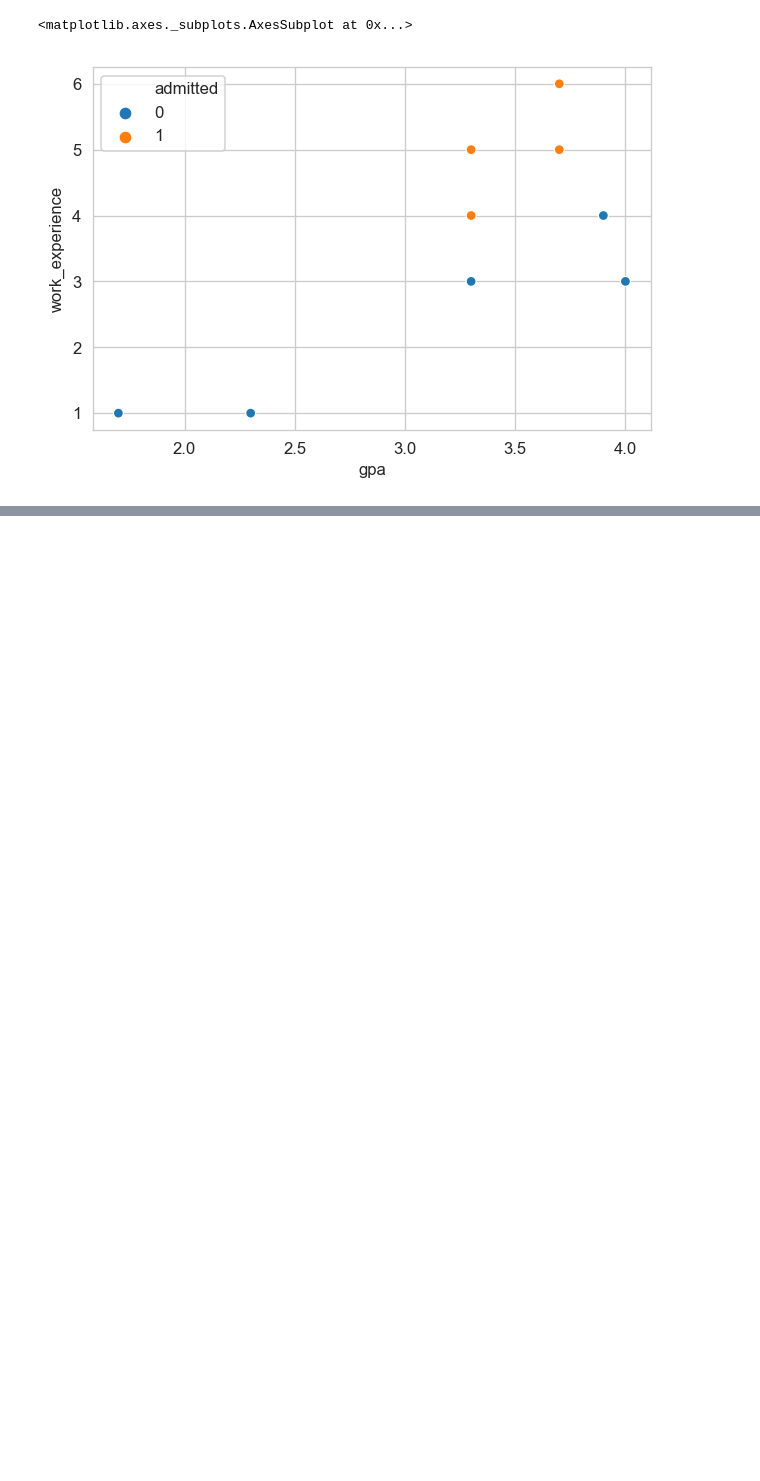
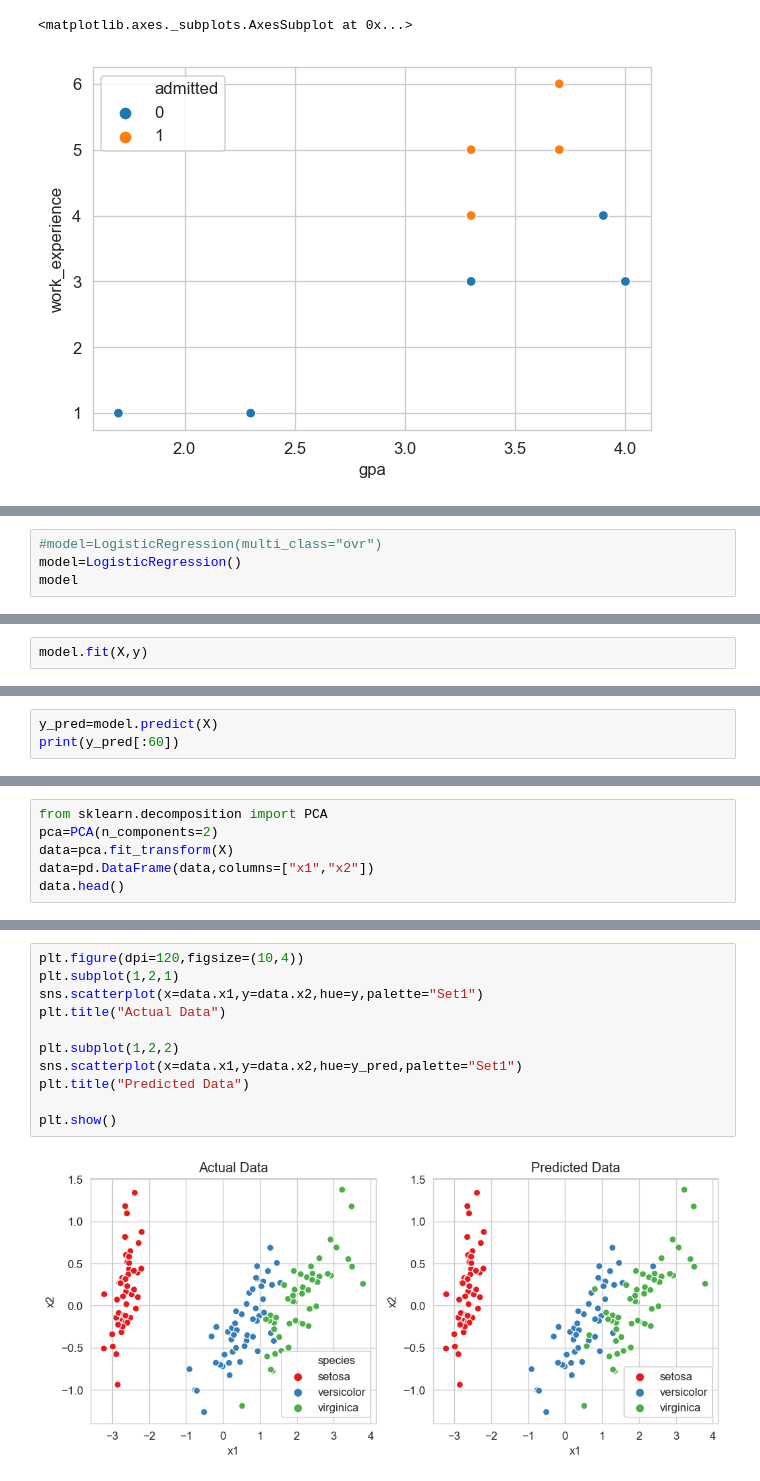
Before and after one commit to BharathC15/NielitChennai, a Jupyter notebook: python/MachineLearning/basicLogisticRegression.ipynb, the cells around one changed output, grey strips where cells are left out. Cells and saved outputs as stored; diff of their text form; blank space fills up the shorter version.

```diff
--- a/python/MachineLearning/basicLogisticRegression.ipynb
+++ b/python/MachineLearning/basicLogisticRegression.ipynb
@@ -84,0 +119,4 @@ plt.show()
+# %%
+#model=LogisticRegression(multi_class="ovr")
+model=LogisticRegression()
+model
@@ -84,0 +128,2 @@ plt.show()
+# %%
+model.fit(X,y)
@@ -84,0 +135,3 @@ plt.show()
+# %%
+y_pred=model.predict(X)
+print(y_pred[:60])
@@ -84,0 +160,6 @@ plt.show()
+# %%
+from sklearn.decomposition import PCA
+pca=PCA(n_components=2)
+data=pca.fit_transform(X)
+data=pd.DataFrame(data,columns=["x1","x2"])
+data.head()
@@ -84,0 +173,13 @@ plt.show()
+# %%
+plt.figure(dpi=120,figsize=(10,4))
+plt.subplot(1,2,1)
+sns.scatterplot(x=data.x1,y=data.x2,hue=y,palette="Set1")
+plt.title("Actual Data")
+
+plt.subplot(1,2,2)
+sns.scatterplot(x=data.x1,y=data.x2,hue=y_pred,palette="Set1")
+plt.title("Predicted Data")
+
+plt.show()
+# %% [output]
+[figure, added]
```
Also changed, not shown: parts of 15 cells of this notebook, 2 other files.
